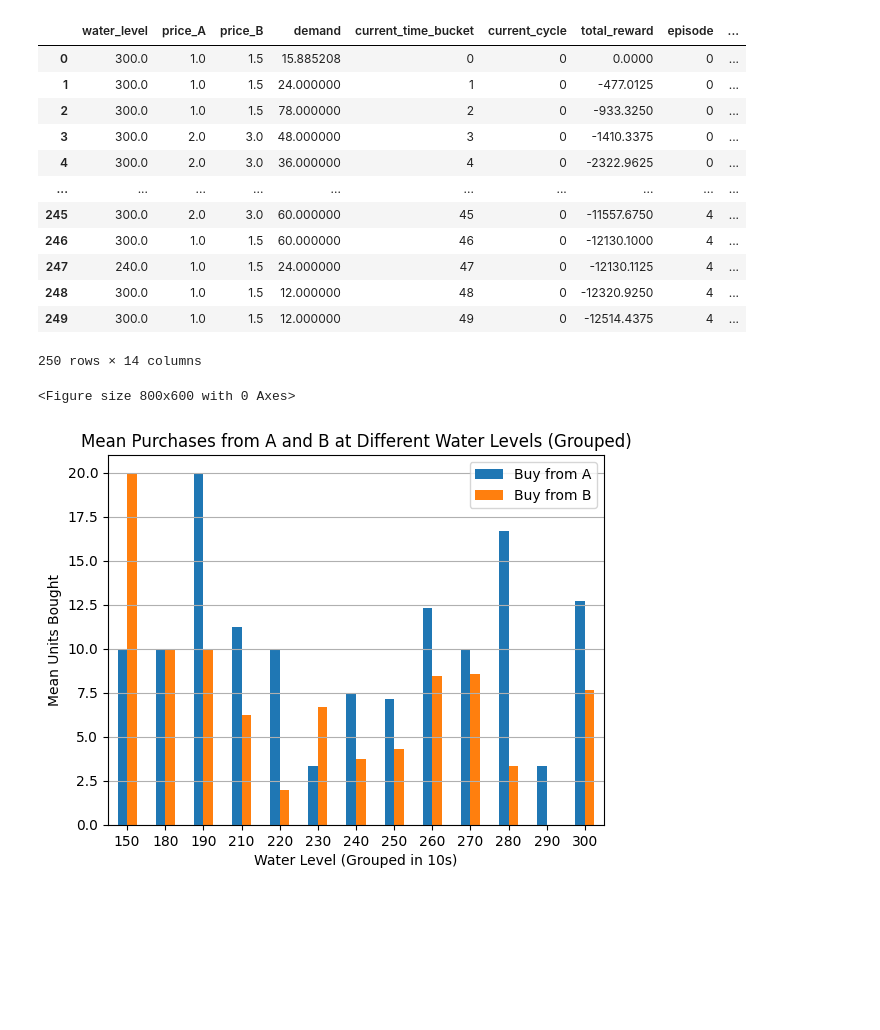
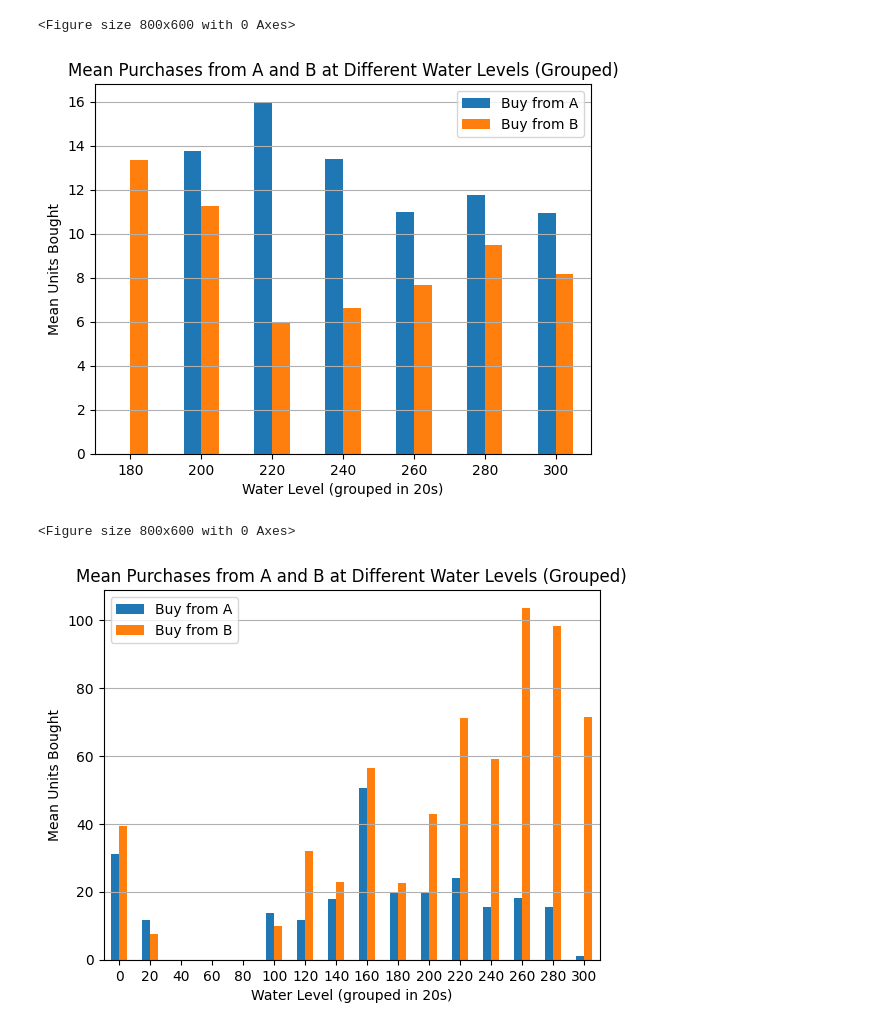
Before and after one commit to iftahtsdaka/iftah-eran-sdmrl, a Jupyter notebook: eran_temp_work/version_2/iftah-project.ipynb, the cells around one changed output. Cells and saved outputs as stored; diff of their text form; code cells hidden in the pictures; blank space fills up the shorter version.

```diff
--- a/eran_temp_work/version_2/iftah-project.ipynb
+++ b/eran_temp_work/version_2/iftah-project.ipynb
@@ -715,12 +592,4 @@ RuntimeError: Please train the model before predicting
 # %%
-from mcts import HighLevelTabularQ
 from env_nosell import create_env
-
-
-env = create_env(discrete_actions=True, discrete_observations=True, water_buckets=50, max_cycles=5, time_buckets=50, normalize_rewards=False)
-high_level_model = HighLevelTabularQ(high_level_action_granularity=10,
-                                     simulator=env,
-                                     mcts_iters=10,
-                                     mcts_horizon=3)
-episode_rewards = high_level_model.train(env, total_episodes=100)
+# env = create_env(discrete_actions=True, discrete_observations=True, water_buckets=50, max_cycles=5, time_buckets=50, normalize_rewards=False)
 # %% [output]
@@ -728,7 +596,0 @@ Episode 100: Total Reward = -8167.0175
-# %%
-from qlearning import TabularQ
-from env_nosell import create_env
-env = create_env(discrete_actions=True, discrete_observations=True, water_buckets=50, max_cycles=5, time_buckets=50, normalize_rewards=False)
-initial_state = env.reset()
-tabular_q_learning_model = TabularQ(env)
-tabular_q_learning_model.train(env, total_episodes=100)
@@ -785,41 +628,32 @@ data_highlevel = record_and_analyze_trajectories(high_level_model, env=env)
 data_tabular = record_and_analyze_trajectories(tabular_q_learning_model, env)
 # %%
 import pandas as pd
-df = pd.DataFrame(data_highlevel)
+df_highlevel = pd.DataFrame(data_highlevel)
+df_tabular = pd.DataFrame(data_tabular)
-# %%
-df
-# %% [output]
-|  | water_level | price_A | price_B | demand | current_time_bucket | current_cycle | total_reward | episode | ... |
-| 0 | 300.0 | 1.0 | 1.5 | 15.885208 | 0 | 0 | 0.0000 | 0 | ... |
-| 1 | 300.0 | 1.0 | 1.5 | 24.000000 | 1 | 0 | -477.0125 | 0 | ... |
-| 2 | 300.0 | 1.0 | 1.5 | 78.000000 | 2 | 0 | -933.3250 | 0 | ... |
-| 3 | 300.0 | 2.0 | 3.0 | 48.000000 | 3 | 0 | -1410.3375 | 0 | ... |
-| 4 | 300.0 | 2.0 | 3.0 | 36.000000 | 4 | 0 | -2322.9625 | 0 | ... |
-| ... | ... | ... | ... | ... | ... | ... | ... | ... | ... |
-| 245 | 300.0 | 2.0 | 3.0 | 60.000000 | 45 | 0 | -11557.6750 | 4 | ... |
-| 246 | 300.0 | 1.0 | 1.5 | 60.000000 | 46 | 0 | -12130.1000 | 4 | ... |
-| 247 | 240.0 | 1.0 | 1.5 | 24.000000 | 47 | 0 | -12130.1125 | 4 | ... |
-| 248 | 300.0 | 1.0 | 1.5 | 12.000000 | 48 | 0 | -12320.9250 | 4 | ... |
-| 249 | 300.0 | 1.0 | 1.5 | 12.000000 | 49 | 0 | -12514.4375 | 4 | ... |
-250 rows × 14 columns
 # %%
 import matplotlib.pyplot as plt
 
 # Plot 1: Bar Chart for "buy_from_a" and "buy_from_b" grouped by Water Level
 # Define bins of size 10
-df["water_level_bin"] = ((df["water_level"] // 10) * 10).astype(int)  # Groups into 10s
+def plot_purchase_on_water_level(df: pd.DataFrame):
+    df["water_level_bin"] = ((df["water_level"] // 20) * 20).astype(int)  # Groups into 10s
 
-# Group by the new bins and plot
-plt.figure(figsize=(8, 6))
-df.groupby("water_level_bin")[["buy_from_a", "buy_from_b"]].mean().plot(kind="bar", rot=0)
+    # Group by the new bins and plot
+    plt.figure(figsize=(8, 6))
+    df.groupby("water_level_bin")[["buy_from_a", "buy_from_b"]].mean().plot(kind="bar", rot=0)
 
-# Customize labels and titles
-plt.xlabel("Water Level (Grouped in 10s)")
-plt.ylabel("Mean Units Bought")
-plt.title("Mean Purchases from A and B at Different Water Levels (Grouped)")
-plt.legend(["Buy from A", "Buy from B"])
-plt.grid(axis="y")
-plt.show()
+    # Customize labels and titles
+    plt.xlabel("Water Level (grouped in 20s)")
+    plt.ylabel("Mean Units Bought")
+    plt.title("Mean Purchases from A and B at Different Water Levels (Grouped)")
+    plt.legend(["Buy from A", "Buy from B"])
+    plt.grid(axis="y")
+    plt.show()
+
+plot_purchase_on_water_level(df_highlevel)
+plot_purchase_on_water_level(df_tabular)
 # %% [output]
 <Figure size 800x600 with 0 Axes>
-[figure, old version]
+[figure, new version]
+<Figure size 800x600 with 0 Axes>
+[figure, added]
```
Also changed, not shown: parts of 30 cells of this notebook, 2 other files.
